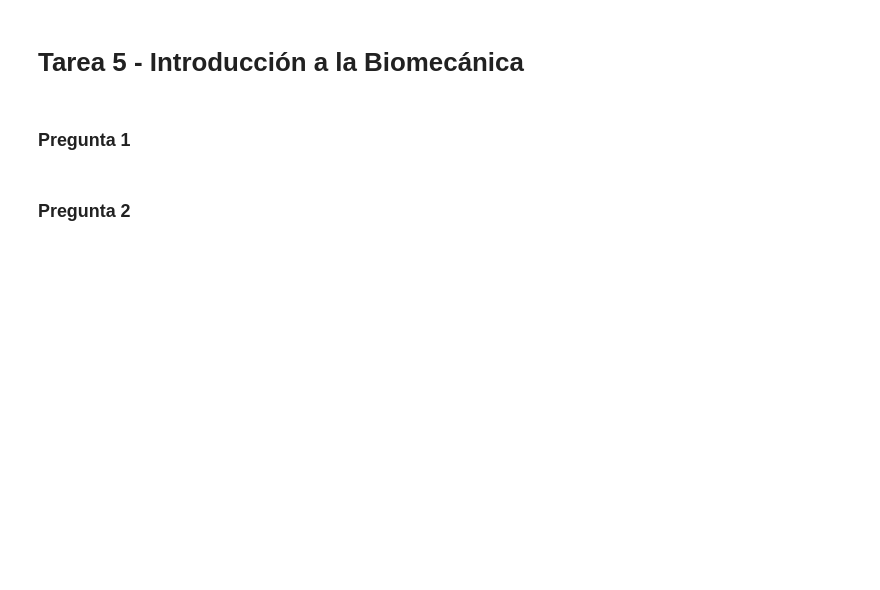
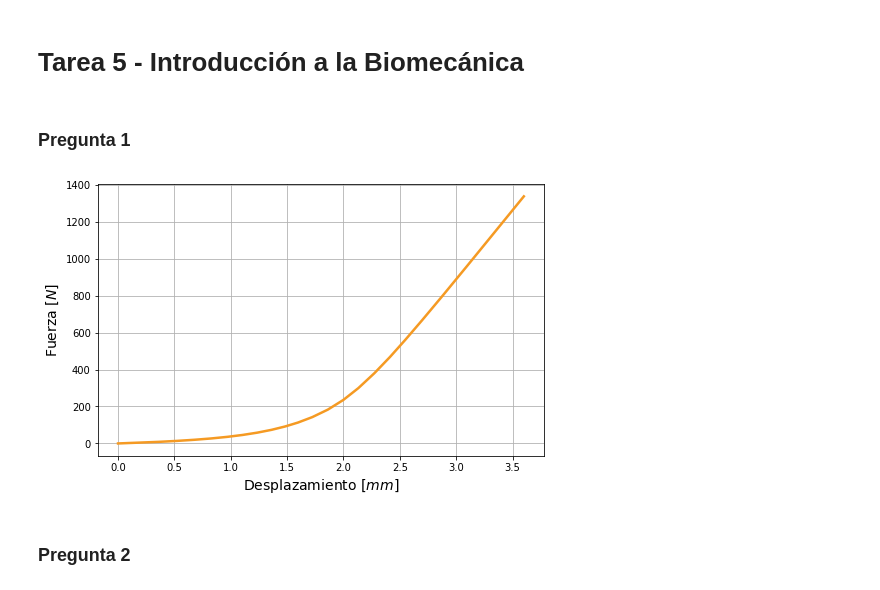
Before and after one commit to ivanvlam/IBM2020, a Jupyter notebook: Tarea 5/tarea-5.ipynb, the cells around one changed output. Saved outputs shown, nothing was run; the diff lists cells and outputs as text; code cells hidden in the pictures; blank space fills up the shorter version.

```diff
--- a/Tarea 5/tarea-5.ipynb
+++ b/Tarea 5/tarea-5.ipynb
@@ -7,2 +8,11 @@ import matplotlib.pyplot as plt
+# %%
+# Graphs
+naranjo = '#F59A23'
+azul = '#010589'
+rojo = '#E40C2B'
+verde = '#00D300'
+grosor = 2.5
+fig_size = (12, 6)
+fig_size_2 = (8, 5)
 # %% [markdown]
 ### Pregunta 1
@@ -9,2 +74,18 @@ import matplotlib.pyplot as plt
+# %%
+# Plot Fuerza vs. Desplazamiento
+plt.figure(figsize=fig_size_2)
+plt.plot(
+    disp,
+    stress,
+    label='Datos experimentales',
+    color=naranjo,
+    linewidth=grosor
+)
+plt.xlabel(r'Desplazamiento $[mm]$', fontsize=14)
+plt.ylabel(r'Fuerza $[N]$', fontsize=14)
+plt.grid()
+plt.show()
+# %% [output]
+[figure, added]
 # %% [markdown]
 ### Pregunta 2
```
Also changed, not shown: parts of 12 cells of this notebook.
